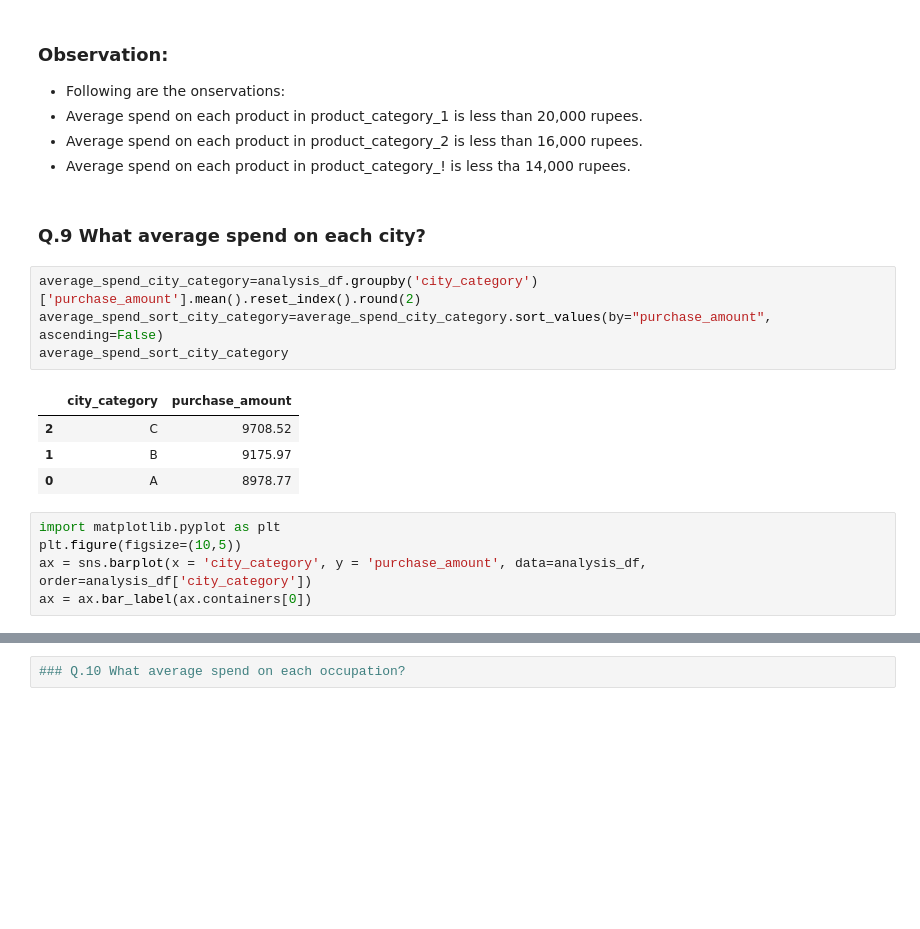
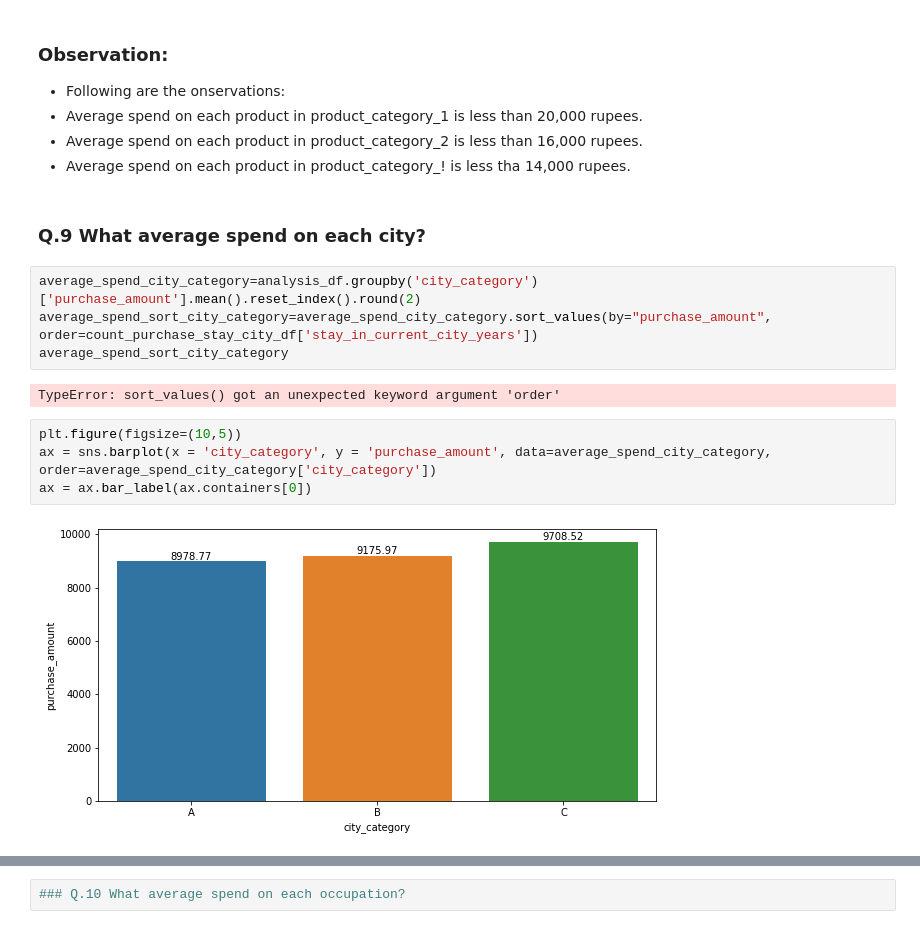
Before and after one commit to kirandhasade/Black_Friday_Analysis, a Jupyter notebook: Black friday.ipynb, the cells around one changed output, grey strips where cells are left out. Saved outputs shown, nothing was run; the diff lists cells and outputs as text; blank space fills up the shorter version.

```diff
--- a/Black friday.ipynb
+++ b/Black friday.ipynb
@@ -499,19 +509,17 @@ chart_by_avg_product_category(dataframe = analysis_df, cat_col_name = 'product_c
  - Average spend on each product in product_category_1 is less than 20,000 rupees.
  - Average spend on each product in product_category_2 is less than 16,000 rupees.
  - Average spend on each product in product_category_! is less tha 14,000 rupees.
-# %% [markdown]
-### Q.9 What average spend on each city?
+# %% [markdown]
+### Q.9 What average spend on each city?
 # %%
 average_spend_city_category=analysis_df.groupby('city_category')['purchase_amount'].mean().reset_index().round(2)
-average_spend_sort_city_category=average_spend_city_category.sort_values(by="purchase_amount", ascending=False)
+average_spend_sort_city_category=average_spend_city_category.sort_values(by="purchase_amount", order=count_purchase_stay_city_df['stay_in_current_city_years'])
 average_spend_sort_city_category
 # %% [output]
-|  | city_category | purchase_amount |
-| 2 | C | 9708.52 |
-| 1 | B | 9175.97 |
-| 0 | A | 8978.77 |
+TypeError: sort_values() got an unexpected keyword argument 'order'
 # %%
-import matplotlib.pyplot as plt
 plt.figure(figsize=(10,5))
-ax = sns.barplot(x = 'city_category', y = 'purchase_amount', data=analysis_df, order=analysis_df['city_category'])
+ax = sns.barplot(x = 'city_category', y = 'purchase_amount', data=average_spend_city_category, order=average_spend_city_category['city_category'])
 ax = ax.bar_label(ax.containers[0])
+# %% [output]
+[figure, added]
```
Also changed, not shown: parts of 14 cells of this notebook.
